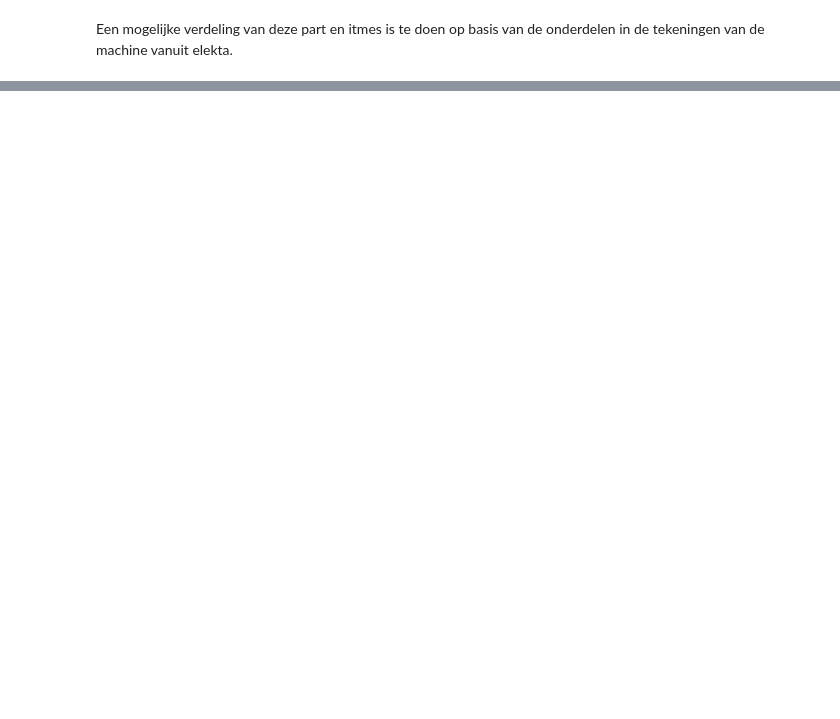
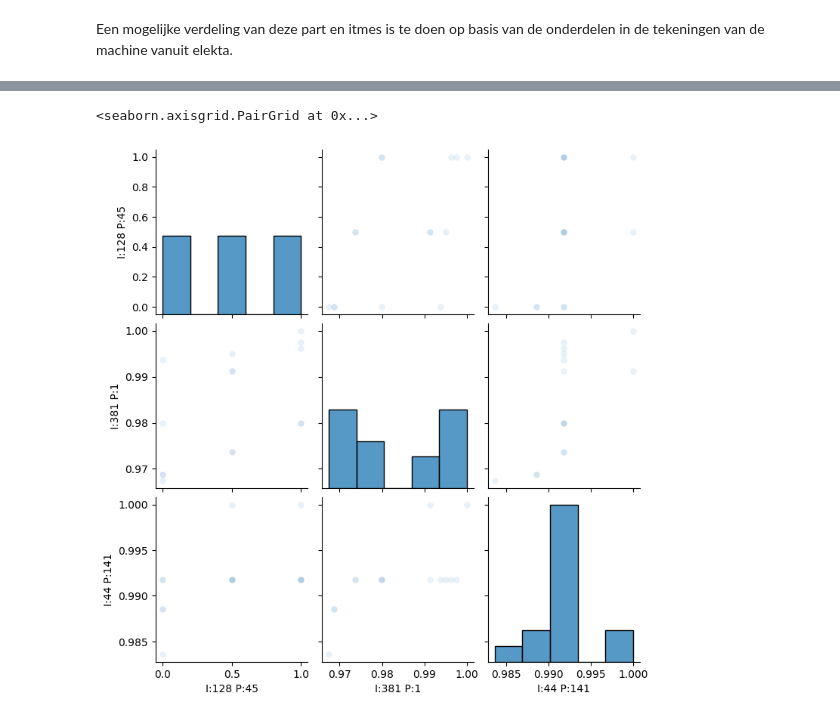
Before and after one commit to Larissavf/linac_research, a Jupyter notebook: EDA_be.ipynb, the cells around one changed output, grey strips where cells are left out. Saved outputs shown, nothing was run; the diff lists cells and outputs as text; code cells hidden in the pictures; blank space fills up the shorter version.

```diff
--- a/EDA_be.ipynb
+++ b/EDA_be.ipynb
@@ -113,7 +114,7 @@ linac_items, linac_parts en itemValue_df zijn verbonden met de BE.... bestanden.
 agility_parts en mlc_parts zijn verbonden met de andere bestanden.
 # %%
 # loading of the translate tables
-linac_items = pd.read_csv("../translate_tbl.csv")
+linac_items = pd.read_csv("data/translate_tbl.csv")
 linac_items["Item name"] =  linac_items["Item name"].str.extract(r'i(\d+)').astype("float")
 itemValue_df = pd.read_csv("../translate_tbl_item.csv", header = None)
 linac_parts = pd.read_csv("../Itemparts.csv")
@@ -390,0 +463,20 @@ item 559: Part of the dual dose monitoring system. The item monitors dosimetry p
+# %%
+replace_dict = {
+    'HT & RF generator': [
+        'mag fill psu control system', 'mag fill psu control system', 'mag fill psu control system',
+        'mag fill psu control system', 'magnetron tuning system', 'magnetron tuning system / phase error detector',
+        'phase error detector', 'mag fill psu control system', 'mag fill psu control system',
+        'mag fill psu control system', 'mag fill psu control system', 'mag fill psu control system',
+        'phase error detector', 'phase error detector', 'phase error detector', 'phase error detector',
+        'magnetron tuning system'
+    ]
+}
+groups['groep'] = groups['groep'].replace(replace_dict)
+
+plotting = pd.merge(groups, new_plotting, on="Part&item", how="inner")
+fig = px.line(plotting, x="date", y="value", color="groep", line_group="Part&item",
+              title="Alle aangepaste items gegroepeerd in 1 plot met de waarde van aanpassing",
+              hover_data="Part&item", markers=True)
+
+
+fig.show()
@@ -390,0 +492,20 @@ item 559: Part of the dual dose monitoring system. The item monitors dosimetry p
+# %%
+
+new = df_381[df_381["Correlation"] > 0.5]
+fig = px.line(plotting[plotting["Part&item"].isin(new["Item 2"])]
+, x="date", y="value" ,color="groep", line_group="Part&item",
+              title="I:381 P:1 correlation items en parts grouped",
+              hover_data="Part&item", markers=True)
+
+
+fig.show()
+# %%
+check = new["Item 2"].tolist()
+check.append("I:381 P:1")
+df_ml = plotting[plotting["Part&item"].isin(check)]
+df_ml = df_ml[["value", "Part&item", 'date']].pivot(index='date', columns='Part&item', values='value')
+
+sns.pairplot(df_ml, plot_kws={'alpha': 0.1})
+# %% [output]
+<seaborn.axisgrid.PairGrid at 0x...>
+[figure, added]
```
Also changed, not shown: parts of 18 cells of this notebook, 2 other files.
